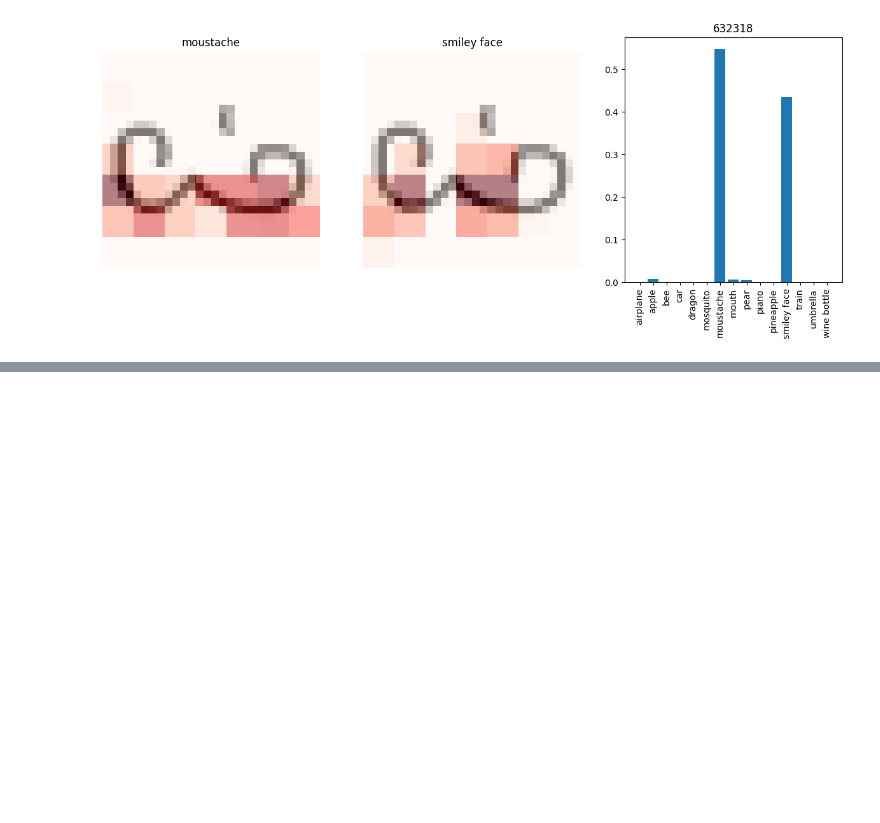
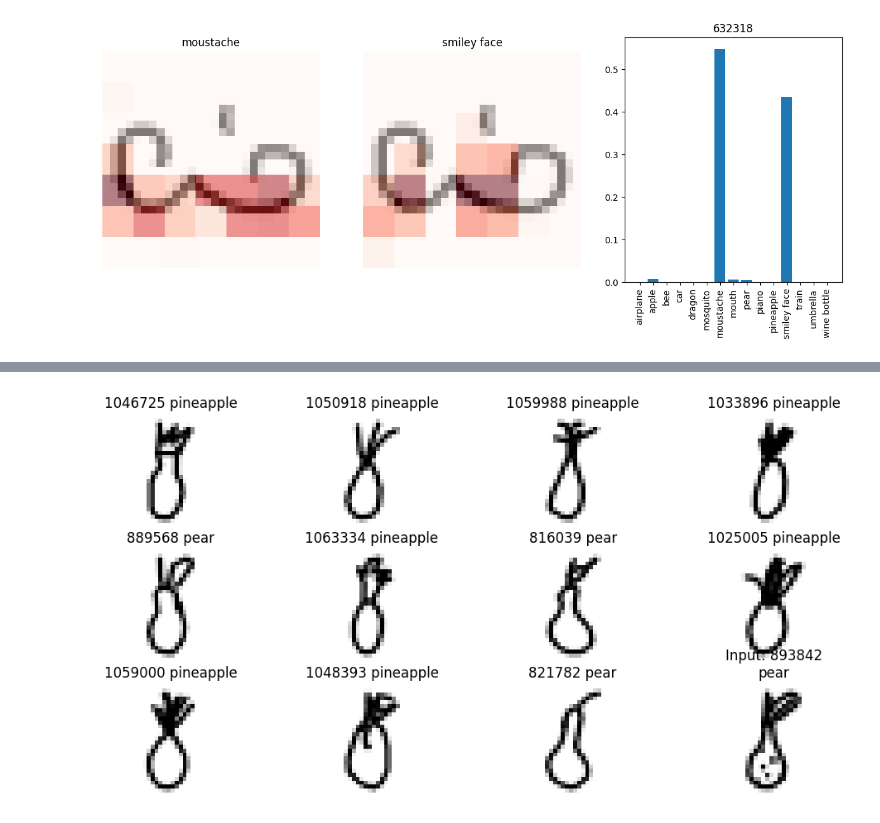
Before and after one commit to moritzdueck/collaiborate, a Jupyter notebook: collaiborate/Saliency.ipynb, the cells around one changed output, grey strips where cells are left out. Cells and saved outputs as stored; diff of their text form; code cells hidden in the pictures; blank space fills up the shorter version.

```diff
--- a/collaiborate/Saliency.ipynb
+++ b/collaiborate/Saliency.ipynb
@@ -394,0 +501,39 @@ plot_grad_cam_for_top_two(half_wrong[np.random.randint(0,len(half_wrong))])
+# %%
+def get_knn_for_layer(df, layer):
+    knn_input = np.stack(df["intermediate"].apply(lambda x : x.flatten()))
+    knn_labels = np.stack(df["idx"]).reshape(-1,1)
+
+    tree = scipy.spatial.cKDTree(knn_input)
+
+    def query(idx, k):
+
+        query = dataset[idx][0]
+        i_query = model[:layer](query).flatten().detach().numpy().reshape(1,-1)
+
+        dd, ii = tree.query(i_query, k=list(range(k+1))[1:])
+        return list(map((lambda x : knn_labels[x]), ii))
+
+    return query
+# %%
+def plot_closest(idx_knn, query_f):
+    k = 11
+
+    e = query_f(idx_knn, k)
+
+    fig, m_axs = plt.subplots(3,4, figsize = (12,6))
+    for i, c_ax in enumerate(m_axs.flatten()):
+        if(i==k):
+            batch = dataset[idx_knn]
+            x, y, idx = batch
+            plt.imshow(x.reshape(28,28,1).detach(), cmap='Greys')
+            plt.axis("off")
+            plt.title("Input: " + str(idx) + "\n" + dataset.classes[y])
+        else:
+            batch = dataset[e[0][i].item()]
+            x, y, idx = batch
+            c_ax.set_title(str(idx) + " " + dataset.classes[y])
+            c_ax.set_axis_off()
+            c_ax.imshow(x.reshape(28,28,1).detach(), cmap='Greys')
+# %%
+df_layer_7 = get_df_intermediate_representation(7)
+query_7 = get_knn_for_layer(df_layer_7, 7)
@@ -394,0 +543,4 @@ plot_grad_cam_for_top_two(half_wrong[np.random.randint(0,len(half_wrong))])
+# %%
+plot_closest(893842, query_7)
+# %% [output]
+[figure, added]
```
Also changed, not shown: parts of 23 cells of this notebook, 1 other file.
